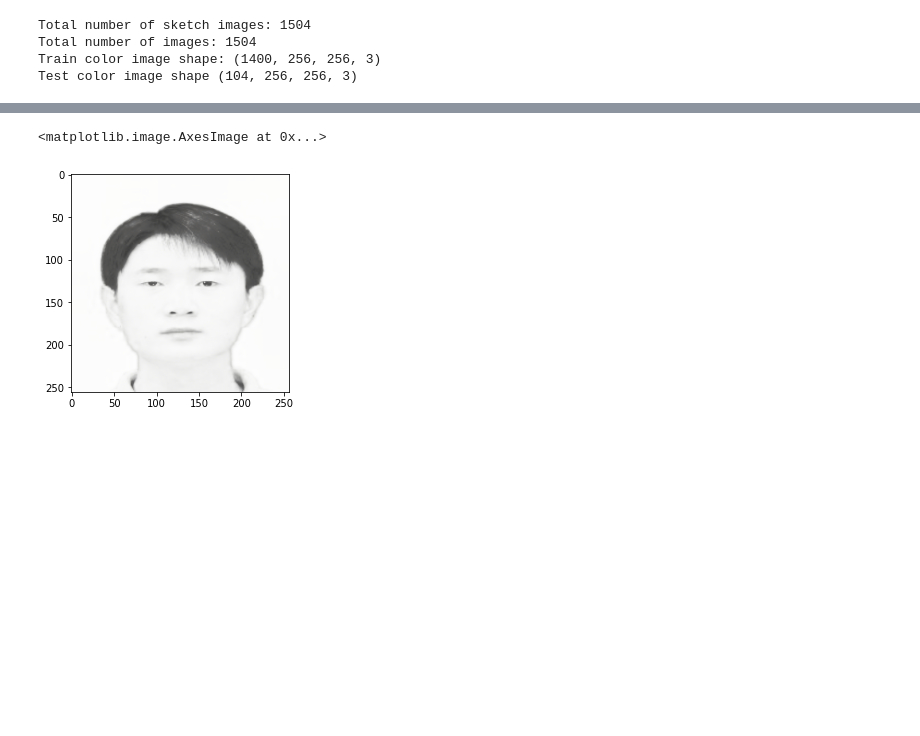
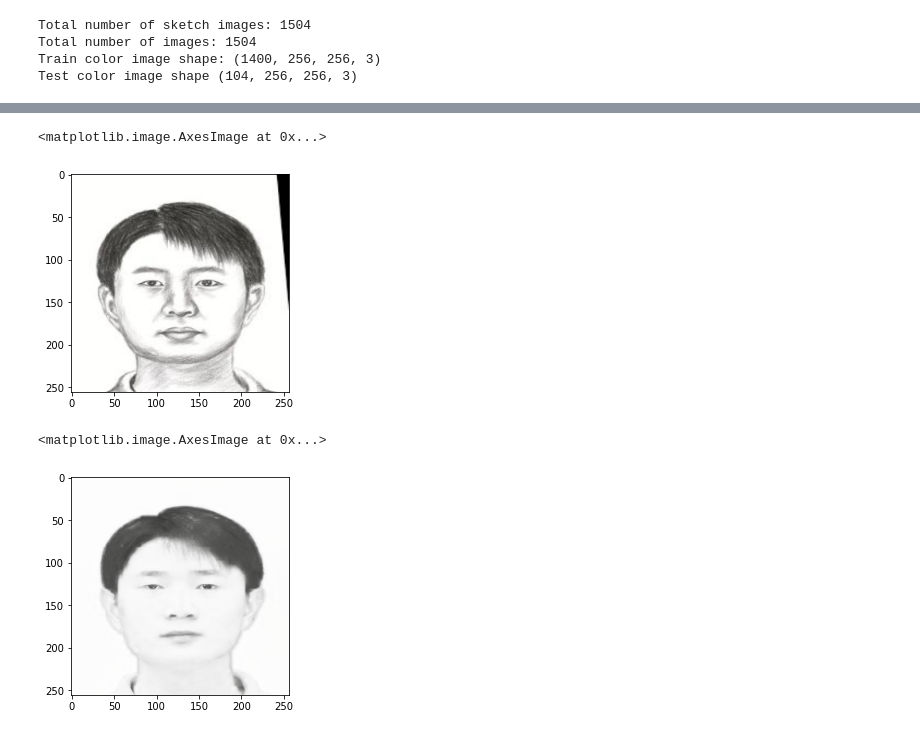
Before and after one commit to MithunKiniStar/AutoEncodersFaceSketch, a Jupyter notebook: Deep_Auto_Encoder.ipynb, the cells around one changed output, grey strips where cells are left out. Saved outputs shown, nothing was run; the diff lists cells and outputs as text; code cells hidden in the pictures; blank space fills up the shorter version.

```diff
--- a/Deep_Auto_Encoder.ipynb
+++ b/Deep_Auto_Encoder.ipynb
@@ -181,3 +232,9 @@ Epoch 5/5
+# %%
+
+plt.imshow(test_sketch_image[0].reshape(256, 256, 3))
+# %% [output]
+<matplotlib.image.AxesImage at 0x...>
+[figure, added]
 # %%
 decoded_imgs = autoencoder.predict(test_image)
 plt.imshow(decoded_imgs[0].reshape(256, 256, 3))
```
Also changed, not shown: parts of 32 cells of this notebook.
